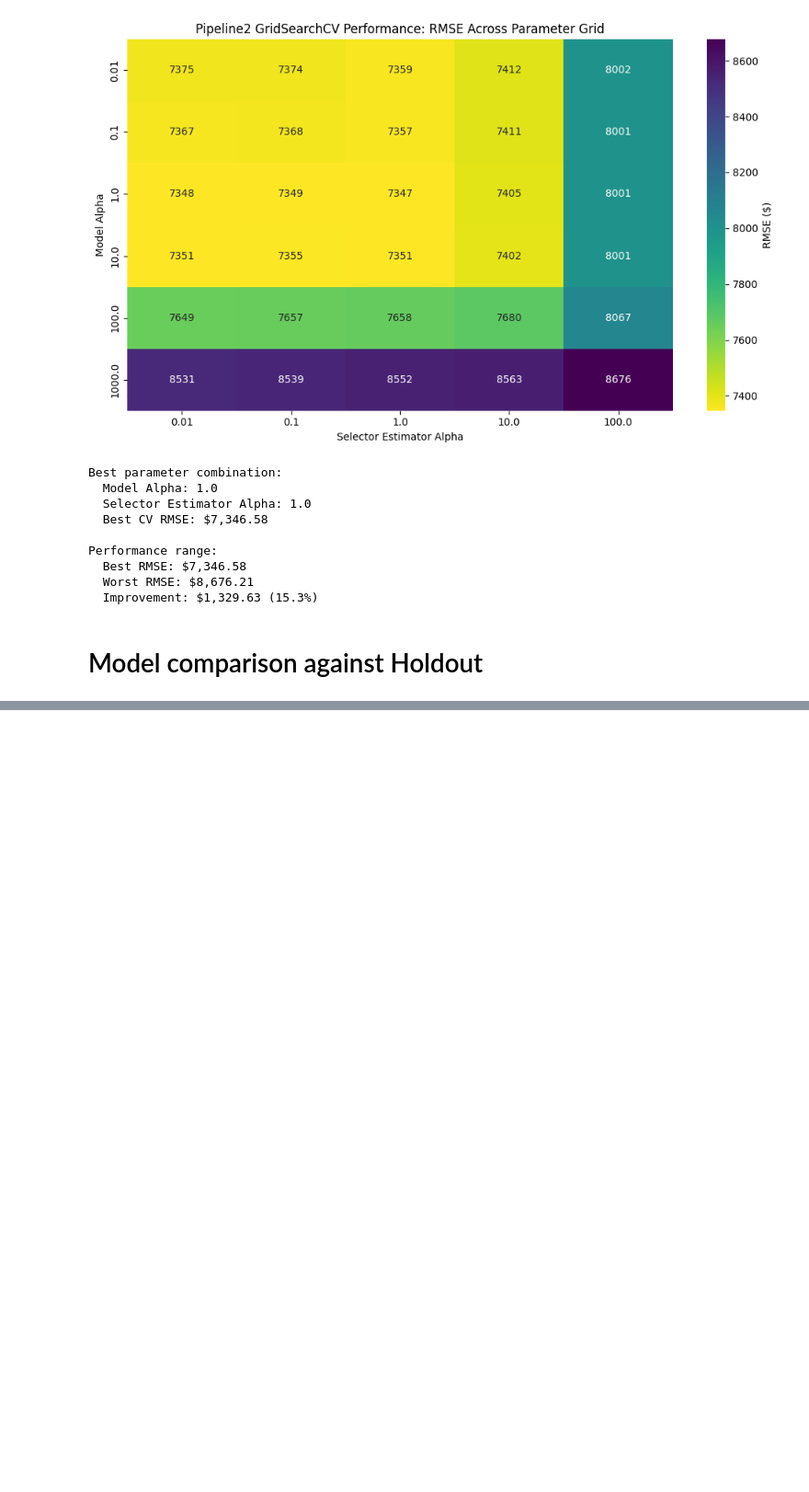
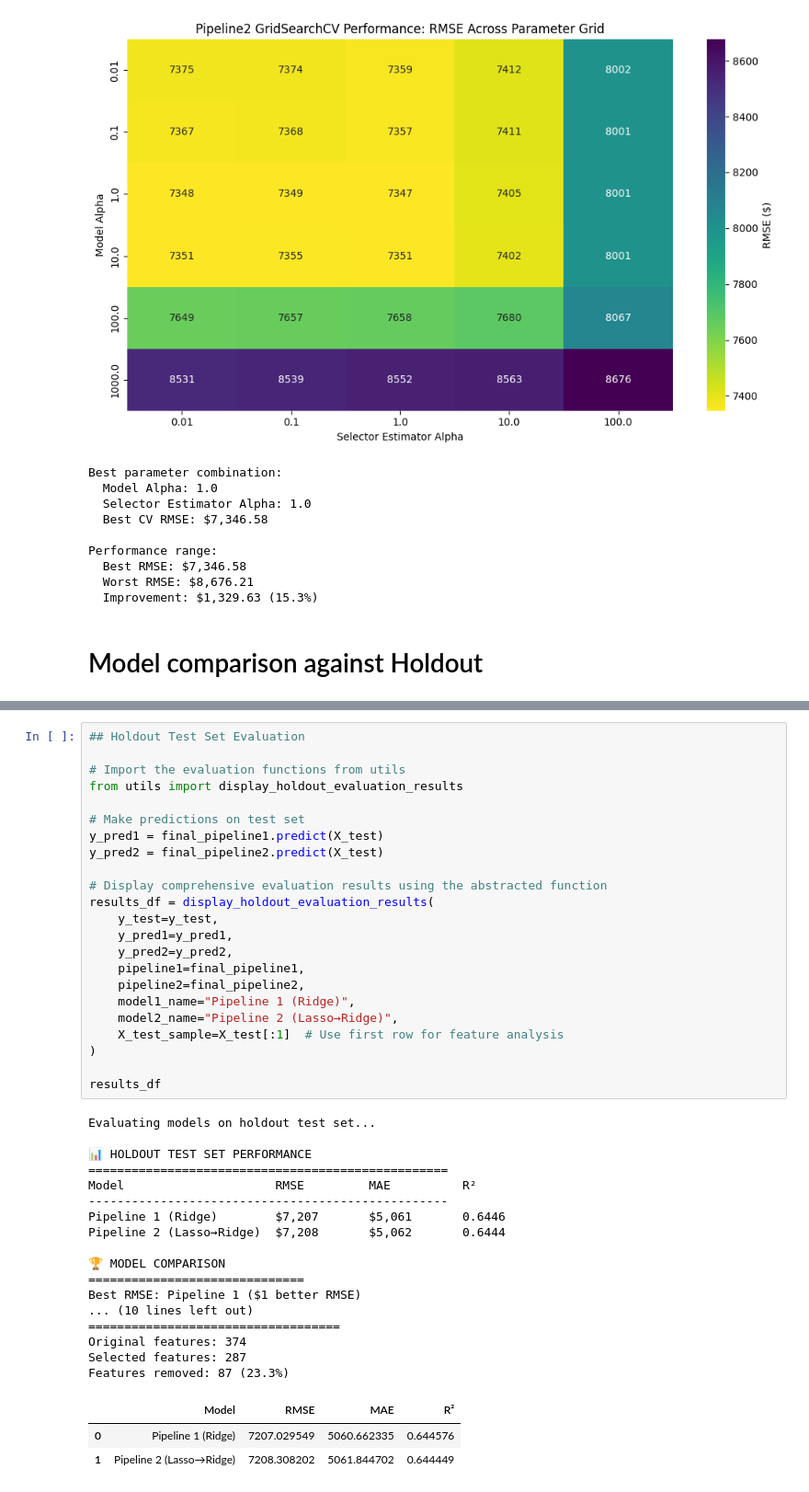
Before and after one commit to jojasan/kaggle-used-cars, a Jupyter notebook: notebooks/modeling.ipynb, the cells around one changed output, grey strips where cells are left out. Shown: that part at 92% size. Saved outputs shown, nothing was run; the diff lists cells and outputs as text; blank space fills up the shorter version.

Commit message:
Added additional comparison metrics

```diff
--- a/notebooks/modeling.ipynb
+++ b/notebooks/modeling.ipynb
@@ -460,0 +284,44 @@ print(f"  95% within:    ±${1.96 * residuals2.std():,.2f}")
+# %%
+## Holdout Test Set Evaluation
+
+# Import the evaluation functions from utils
+from utils import display_holdout_evaluation_results
+
+# Make predictions on test set
+y_pred1 = final_pipeline1.predict(X_test)
+y_pred2 = final_pipeline2.predict(X_test)
+
+# Display comprehensive evaluation results using the abstracted function
+results_df = display_holdout_evaluation_results(
+    y_test=y_test,
+    y_pred1=y_pred1,
+    y_pred2=y_pred2,
+    pipeline1=final_pipeline1,
+    pipeline2=final_pipeline2,
+    model1_name="Pipeline 1 (Ridge)",
+    model2_name="Pipeline 2 (Lasso→Ridge)",
+    X_test_sample=X_test[:1]  # Use first row for feature analysis
+)
+
+results_df
+# %% [output]
+Evaluating models on holdout test set...
+
+📊 HOLDOUT TEST SET PERFORMANCE
+==================================================
+Model                     RMSE         MAE          R²
+--------------------------------------------------
+Pipeline 1 (Ridge)        $7,207       $5,061       0.6446
+Pipeline 2 (Lasso→Ridge)  $7,208       $5,062       0.6444
+
+🏆 MODEL COMPARISON
+==============================
+Best RMSE: Pipeline 1 ($1 better RMSE)
+... (10 lines left out)
+===================================
+Original features: 374
+Selected features: 287
+Features removed: 87 (23.3%)
+|  | Model | RMSE | MAE | R² |
+| 0 | Pipeline 1 (Ridge) | 7207.029549 | 5060.662335 | 0.644576 |
+| 1 | Pipeline 2 (Lasso→Ridge) | 7208.308202 | 5061.844702 | 0.644449 |
```
Also changed, not shown: parts of 6 cells of this notebook, 1 other file.
